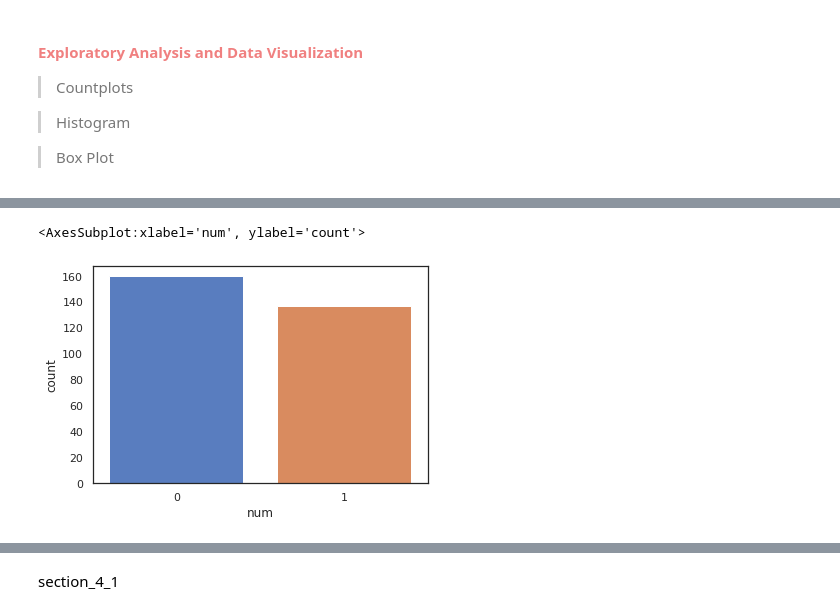
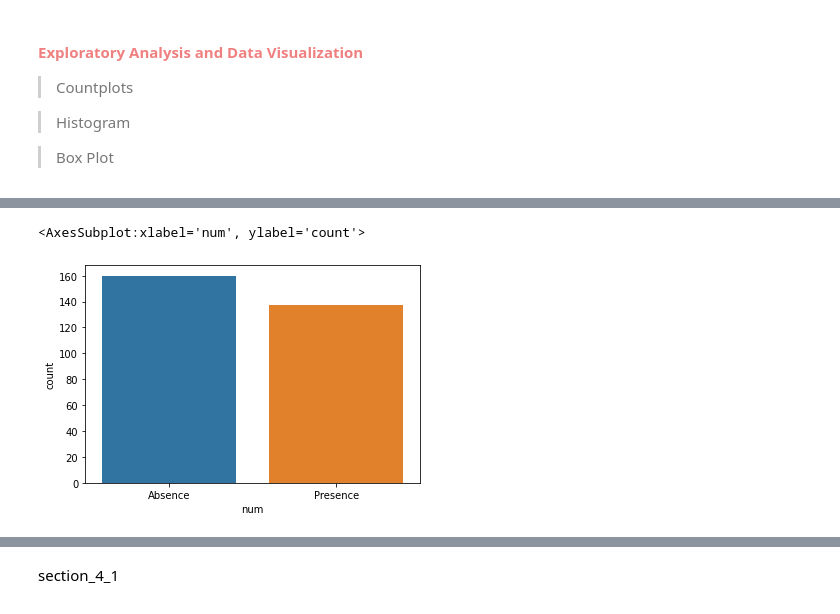
Before and after one commit to Five-Tackle-One/Investigative-Analysis-of-Heart-Disease-Diagnosis, a Jupyter notebook: Investigative Analysis of Heart Disease Diagnosis.ipynb, the cells around one changed output, grey strips where cells are left out. Saved outputs shown, nothing was run; the diff lists cells and outputs as text; code cells hidden in the pictures.

```diff
--- a/Investigative Analysis of Heart Disease Diagnosis.ipynb
+++ b/Investigative Analysis of Heart Disease Diagnosis.ipynb
@@ -298,0 +311,3 @@ continuous = list(filter(lambda x:x not in categories,drop_missing_cleveland.col
+# %%
+description_dataset = dp.make_description_dataset(drop_missing_cleveland,categories)
+sns.barplot(x="sex", y="age", data=drop_missing_cleveland,hue='num')
@@ -299,5 +317,5 @@ continuous = list(filter(lambda x:x not in categories,drop_missing_cleveland.col
 # %%
-sns.countplot(x="num",data=drop_missing_cleveland)
+sns.countplot(x="num",data=description_dataset)
 # %% [output]
 <AxesSubplot:xlabel='num', ylabel='count'>
-[figure, old version]
+[figure, new version]
```
Also changed, not shown: parts of 26 cells of this notebook, 4 other files.
